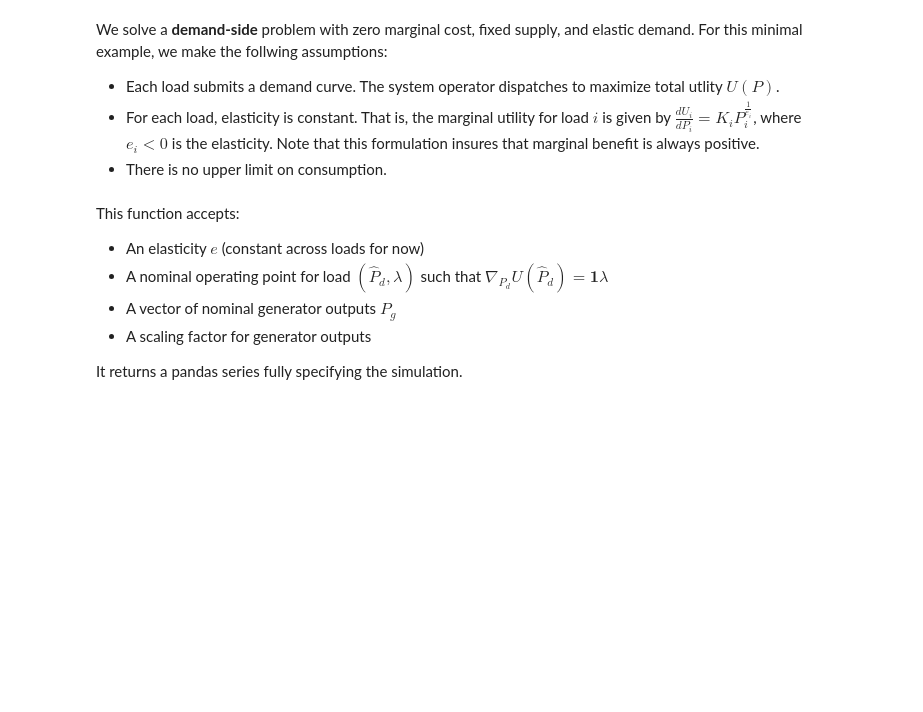
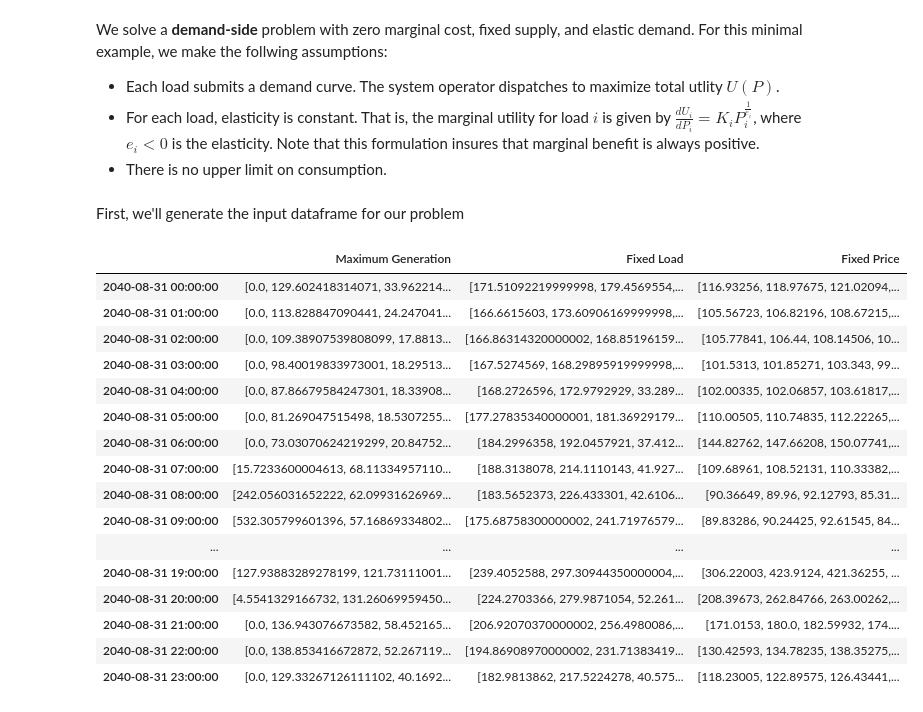
Before and after one commit to eli-brock/opf_zero_marginal_cost, a Jupyter notebook: opf.ipynb, the cells around one changed output. Saved outputs shown, nothing was run; the diff lists cells and outputs as text; code cells hidden in the pictures; blank space fills up the shorter version.

```diff
--- a/opf.ipynb
+++ b/opf.ipynb
@@ -9,9 +9,3 @@ Load system model from Excel
 # %%
 model = pd.read_excel('Example11_9_Network_Model_24hour.xlsx', sheet_name=None)
 gen = pd.read_excel('Normalized generation profiles.xlsx', sheet_name='Normalized', index_col=0)
-gen.index+=pd.TimedeltaIndex(gen.HE-1, unit='h')
-gen = gen.drop(columns='HE')
-installed = np.array(model['Gen']['Installed MW'])
-gen = gen[model['Gen']['Type']].apply(np.array, axis='columns')
-gen = gen.apply(lambda x: x*installed)
-gen.name = 'Maximum Generation'
@@ -74,11 +56,38 @@ We solve a **demand-side** problem with zero marginal cost, fixed supply, and el
 - Each load submits a demand curve. The system operator dispatches to maximize total utlity $U(P)$.
 - For each load, elasticity is constant. That is, the marginal utility for load $i$ is given by $\frac{dU_i}{dP_i}=K_iP_i^{\frac{1}{e_i}}$, where $e_i<0$ is the elasticity. Note that this formulation insures that marginal benefit is always positive.
 - There is no upper limit on consumption.
-# %% [markdown]
-This function accepts:
-- An elasticity $e$ (constant across loads for now)
-- A nominal operating point for load $(\hat{P}_d,\lambda)$ such that $\nabla_{P_d}U(\hat{P}_d)=\mathbf{1}\lambda$
-- A vector of nominal generator outputs $P_g$
-- A scaling factor for generator outputs
-
-It returns a pandas series fully specifying the simulation.
+# %% [markdown]
+First, we'll generate the input dataframe for our problem
+# %%
+gen.index+=pd.TimedeltaIndex(gen.HE-1, unit='h')
+gen = gen.drop(columns='HE')
+gen = gen[model['Gen']['Type']].apply(np.array, axis='columns')
+gen = gen.apply(lambda x: x*np.array(model['Gen']['Installed MW']))
+gen.name = 'Maximum Generation'
+demand = model['LoadProfiles'].set_index('Date')
+demand.index+=pd.TimedeltaIndex(demand.HE-1, unit='h')
+demand = demand.drop(columns='HE')
+load = demand.loc[:,demand.columns.str.contains('Load')].apply(np.array, axis='columns')
+load.name = 'Fixed Load'
+price = demand.loc[:,demand.columns.str.contains('Price')].apply(np.array, axis='columns')
+price.name = 'Fixed Price'
+results = pd.DataFrame(gen).join([load, price], how='inner')
+results
+# %% [output]
+|  | Maximum Generation | Fixed Load | Fixed Price |
+| 2040-08-31 00:00:00 | [0.0, 129.602418314071, 33.962214... | [171.51092219999998, 179.4569554,... | [116.93256, 118.97675, 121.02094,... |
+| 2040-08-31 01:00:00 | [0.0, 113.828847090441, 24.247041... | [166.6615603, 173.60906169999998,... | [105.56723, 106.82196, 108.67215,... |
+| 2040-08-31 02:00:00 | [0.0, 109.38907539808099, 17.8813... | [166.86314320000002, 168.85196159... | [105.77841, 106.44, 108.14506, 10... |
+| 2040-08-31 03:00:00 | [0.0, 98.40019833973001, 18.29513... | [167.5274569, 168.29895919999998,... | [101.5313, 101.85271, 103.343, 99... |
+| 2040-08-31 04:00:00 | [0.0, 87.86679584247301, 18.33908... | [168.2726596, 172.9792929, 33.289... | [102.00335, 102.06857, 103.61817,... |
+| 2040-08-31 05:00:00 | [0.0, 81.269047515498, 18.5307255... | [177.27835340000001, 181.36929179... | [110.00505, 110.74835, 112.22265,... |
+| 2040-08-31 06:00:00 | [0.0, 73.03070624219299, 20.84752... | [184.2996358, 192.0457921, 37.412... | [144.82762, 147.66208, 150.07741,... |
+| 2040-08-31 07:00:00 | [15.7233600004613, 68.11334957110... | [188.3138078, 214.1110143, 41.927... | [109.68961, 108.52131, 110.33382,... |
+| 2040-08-31 08:00:00 | [242.056031652222, 62.09931626969... | [183.5652373, 226.433301, 42.6106... | [90.36649, 89.96, 92.12793, 85.31... |
+| 2040-08-31 09:00:00 | [532.305799601396, 57.16869334802... | [175.68758300000002, 241.71976579... | [89.83286, 90.24425, 92.61545, 84... |
+| ... | ... | ... | ... |
+| 2040-08-31 19:00:00 | [127.93883289278199, 121.73111001... | [239.4052588, 297.30944350000004,... | [306.22003, 423.9124, 421.36255, ... |
+| 2040-08-31 20:00:00 | [4.5541329166732, 131.26069959450... | [224.2703366, 279.9871054, 52.261... | [208.39673, 262.84766, 263.00262,... |
+| 2040-08-31 21:00:00 | [0.0, 136.943076673582, 58.452165... | [206.92070370000002, 256.4980086,... | [171.0153, 180.0, 182.59932, 174.... |
+| 2040-08-31 22:00:00 | [0.0, 138.853416672872, 52.267119... | [194.86908970000002, 231.71383419... | [130.42593, 134.78235, 138.35275,... |
+| 2040-08-31 23:00:00 | [0.0, 129.33267126111102, 40.1692... | [182.9813862, 217.5224278, 40.575... | [118.23005, 122.89575, 126.43441,... |
```
Also changed, not shown: parts of 15 cells of this notebook.
